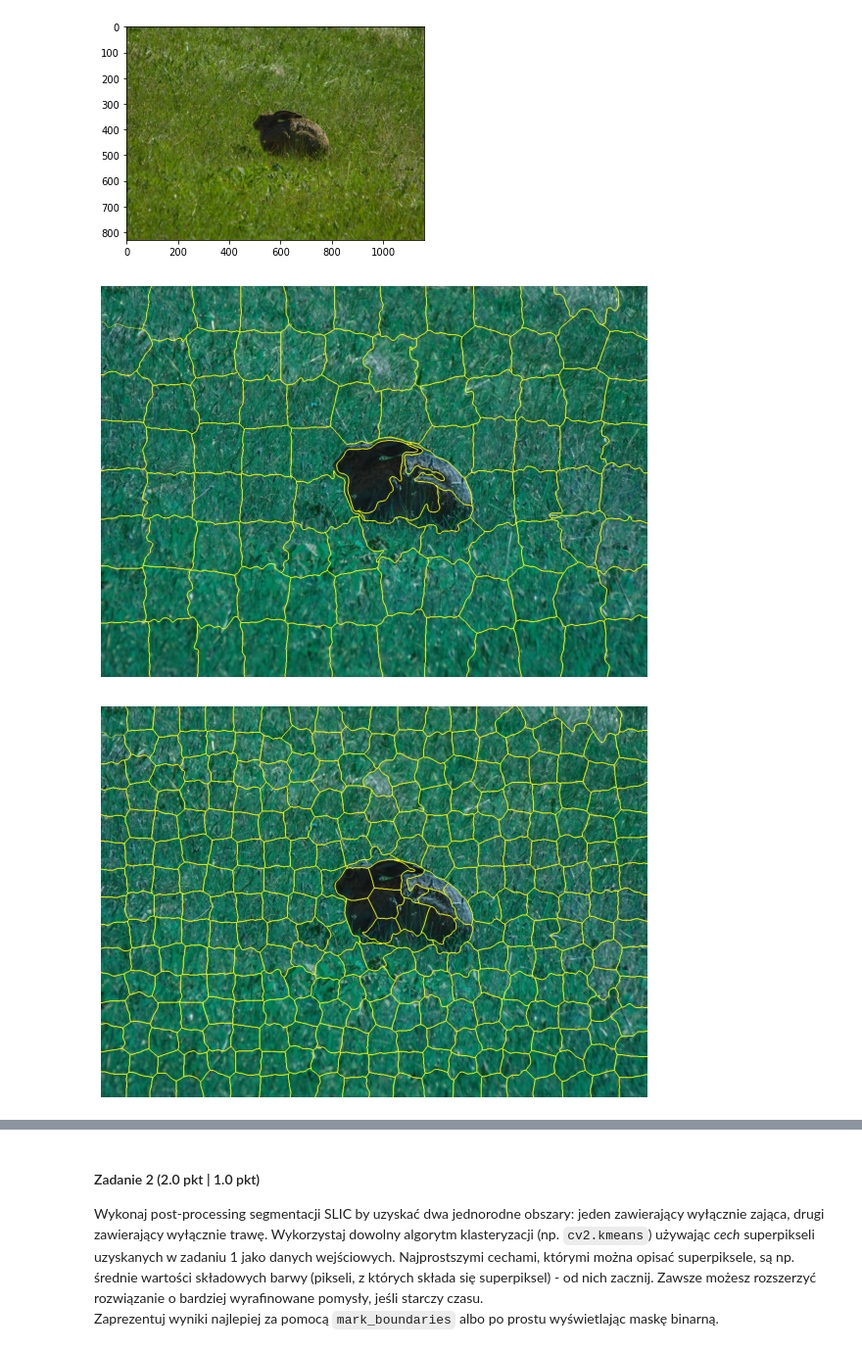
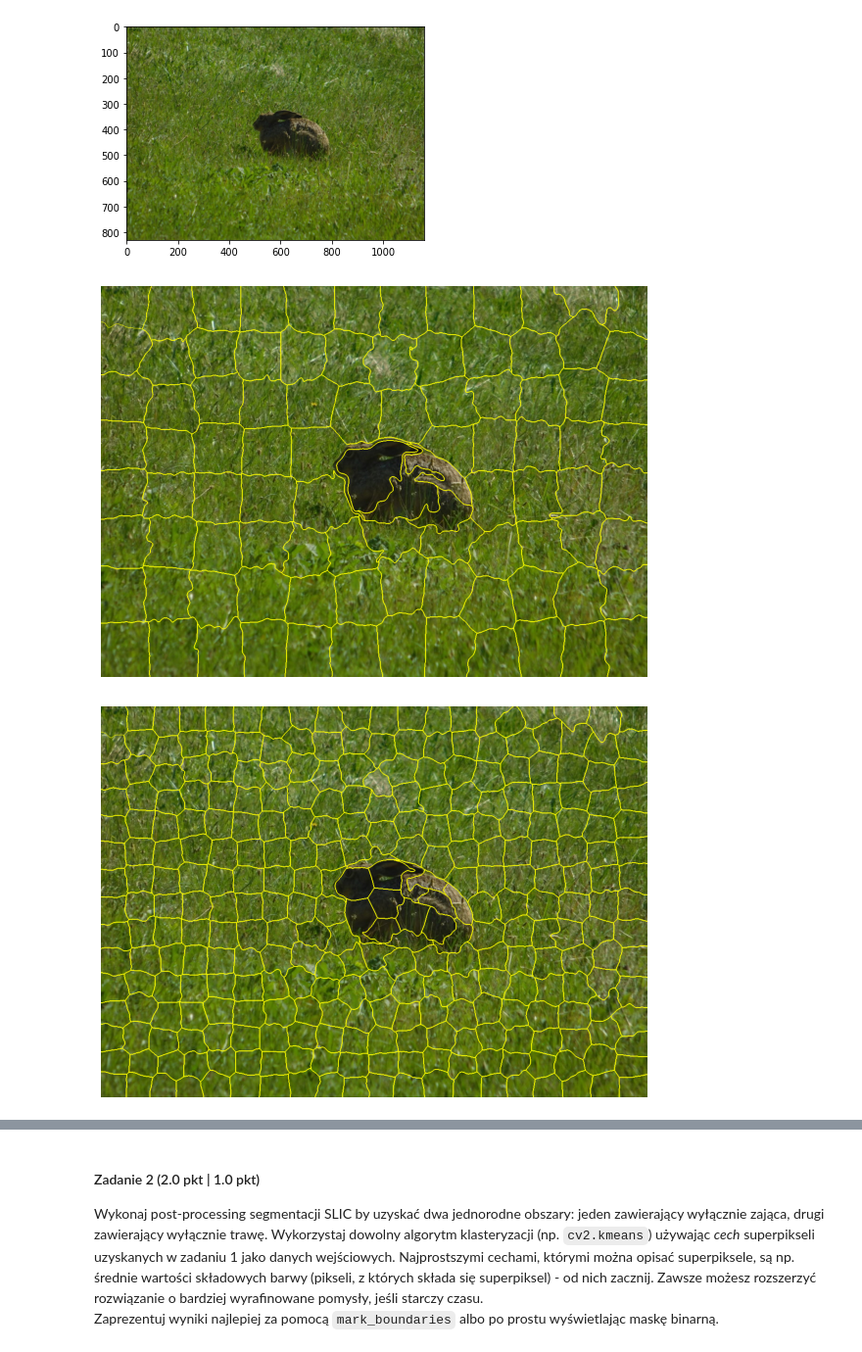
Before and after one commit to ProtossLuigi/studia-mag, a Jupyter notebook: analiza_i_przetwarzanie_obrazow/lab5/Lab5_zadanie.ipynb, the cells around one changed output, grey strips where cells are left out. Shown at 98% size. Saved outputs shown, nothing was run; the diff lists cells and outputs as text; code cells hidden in the pictures.

```diff
--- a/analiza_i_przetwarzanie_obrazow/lab5/Lab5_zadanie.ipynb
+++ b/analiza_i_przetwarzanie_obrazow/lab5/Lab5_zadanie.ipynb
@@ -43,18 +41,18 @@ plt.imshow(hare);
 # %%
 image = img_as_float(cv2.cvtColor(hare, cv2.COLOR_BGR2RGB))
 
 # Pętla po liczbie klastrów:
 for numSegments in (100, 300, 600):
 
 # Wywołanie algorytmu SLIC:
     segments = slic(image, n_segments = numSegments, sigma = 5, start_label = 0, compactness=15)
 
 # prezentacja wyników:
     fig = plt.figure(figsize=(10, 10))
     ax = fig.add_subplot(1,1,1)
-    img_tmp = mark_boundaries(image, segments)
+    img_tmp = mark_boundaries(hare, segments)
     ax.imshow(img_tmp)
     plt.axis("off")
 # %% [output]
-[figure, old version]
+[figure, new version]
-[figure, old version]
+[figure, new version]
```
Also changed, not shown: parts of 4 cells of this notebook, 1 other file.
